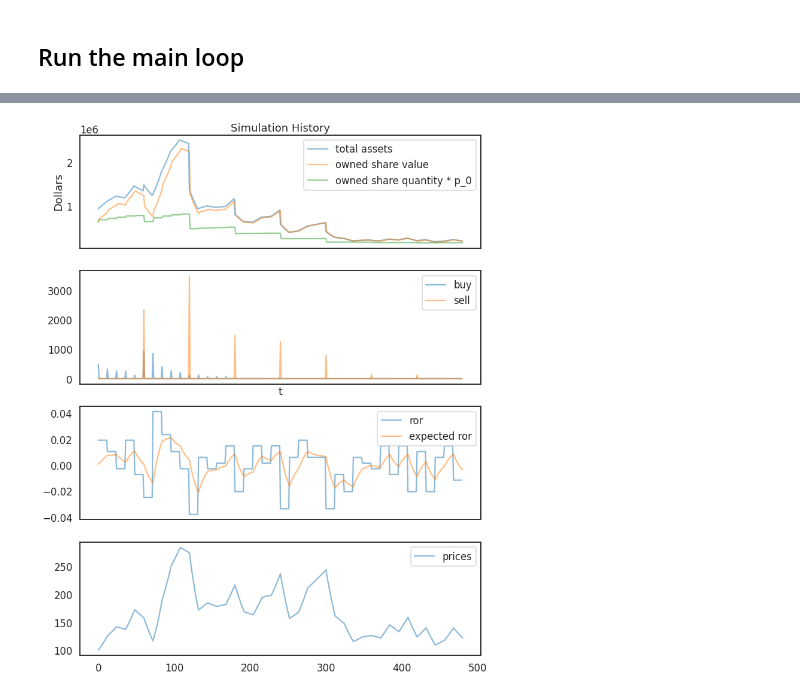
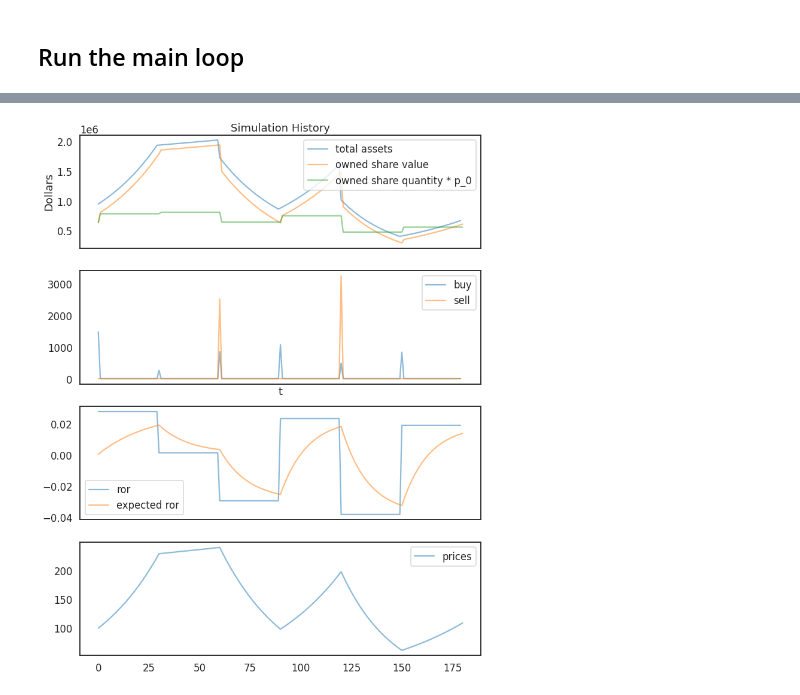
Before and after one commit to sbenthall/SHARKFin, a Jupyter notebook: HARK/Macro-Micro Foundations Demo Code.ipynb, the cells around one changed output, grey strips where cells are left out. Saved outputs shown, nothing was run; the diff lists cells and outputs as text; code cells hidden in the pictures.

Commit message:
use financial model for current price; cleaning up history tracking

```diff
--- a/HARK/Macro-Micro Foundations Demo Code.ipynb
+++ b/HARK/Macro-Micro Foundations Demo Code.ipynb
@@ -85,11 +86,11 @@ Calendar variables. Will ultimately set to be realistic; for now set low for tes
 days_per_quarter = 60 # Number of days in a quarter / An empirical value based on trading calendars.
 
 # Simulation parameters
-quarters_per_simulation = 8 # Number of quarters to run total
+quarters_per_simulation = 3 # Number of quarters to run total
 
 # Number of market runs to do per quarter
 # Valid values: 1, 2, 3, 4, 5, 6, 10, 12, 15, 20, 30, 60...
-runs_per_quarter = 5
+runs_per_quarter = 2
 
 # For John's prefered condition: days per quarter = runs per quarter
 # Best if an integer.
@@ -194,8 +194,7 @@ agent:
 
  RAS is Risky Asset Shares, number of shares the agent has.
 # %%
-def compute_share_demand(agent):
-    ## TODO: This is using the RAP from the global scope!
+def compute_share_demand(agent, fm):
     """
     Computes the number of shares an agent _wants_ to own.
 
@@ -220,7 +219,7 @@ def compute_share_demand(agent):
                         * agent.state_now['pLvl'] \
                         * dollars_per_hark_money_unit
 
-    shares = risky_asset_wealth / risky_asset_price
+    shares = risky_asset_wealth / fm.rap()
 
     if (np.isnan(shares)).any():
         print("ERROR: Agent has nan shares")
@@ -248,6 +247,8 @@ class Broker():
 
     buy_limit = 0
     sell_limit = 0
+
+    buy_sell_history = []
 
     market = None
 
@@ -272,6 +273,7 @@ class Broker():
 
         # use integral shares here.
         buy_sell = (int(self.buy_limit), int(self.sell_limit))
+        self.buy_sell_history.append(buy_sell)
         print("Buy/Sell Limit: " + str(buy_sell))
 
         self.market.run_market(buy_sell = buy_sell, seed = seed)
@@ -441,12 +424,12 @@ agents = hpa.create_distributed_agents(agent_classes, agent_parameters)
 hpa.init_simulations(agents)
 
 for agent in agents:
-    agent.shares = compute_share_demand(agent)
+    agent.shares = compute_share_demand(agent, fm)
 
 owned_shares = sum([sum(agent.shares) for agent in agents])
 print("Owned: " + str(owned_shares))
-owned_shares_list.append(owned_shares)
-total_asset_levels_list.append(total_asset_levels(agents))
+history['owned_shares'].append(owned_shares)
+history['total_assets'].append(total_asset_levels(agents))
 
 # Main loop
 for quarter in range(quarters_per_simulation):
@@ -463,10 +446,11 @@ for quarter in range(quarters_per_simulation):
         # Set to a number for a fixed seed, or None to rotate
         seed = next(seeds)
 
-        # TODO: be explicit about attention rate here!
-        compute_total_buy_sell(broker, fm, agents)
+        for agent in agents:
+            if random.random() < attention_rate:
+                broker.transact(attend(agent,fm))
+
         buy_sell, ror = broker.trade(seed)
-        buy_sell_list.append(buy_sell)
         print("ror: " + str(ror))
 
         new_run = True
@@ -475,7 +459,10 @@ for quarter in range(quarters_per_simulation):
             if new_run:
                 new_run = False
             else:
-                buy_sell_list.append((0,0))
+                # sloppy
+                # problem is that this should really be nan, nan
+                # putting 0,0 here is a stopgap to make plotting code simpler
+                broker.buy_sell_history.append((0,0))
 
             day = day + 1
             print(f"Q-{quarter}:D-{day}")
@@ -484,9 +471,9 @@ for quarter in range(quarters_per_simulation):
 
             owned_shares = sum([sum(agent.shares) for agent in agents])
             print("Owned Shares: " + str(owned_shares))
-            owned_shares_list.append(owned_shares)
+            history['owned_shares'].append(owned_shares)
 
-            total_asset_levels_list.append(total_asset_levels(agents))
+            history['total_assets'].append(total_asset_levels(agents))
 
             # combine these steps?
             risky_asset_price = fm.add_ror(ror)
@@ -646,34 +633,34 @@ Closing transaction log:/home/sb/projects/econ-ark/markets/HARK_ABM_INTRO/PNL/ou
 # %%
 fig, ax = plt.subplots(
     4, 1,
     sharex='col',
     #sharey='col',
     figsize=(12,16),
 )
 
-ax[0].plot(total_asset_levels_list[1:], alpha=0.5, label='total assets')
-ax[0].plot([p * o for (p,o) in zip(fm.prices, owned_shares_list)], alpha=0.5, label='owned share value')
-ax[0].plot([100 * o for (p,o) in zip(fm.prices, owned_shares_list)], alpha=0.5, label='owned share quantity * p_0')
+ax[0].plot(history['total_assets'][1:], alpha=0.5, label='total assets')
+ax[0].plot([p * o for (p,o) in zip(fm.prices, history['owned_shares'])], alpha=0.5, label='owned share value')
+ax[0].plot([100 * o for (p,o) in zip(fm.prices, history['owned_shares'])], alpha=0.5, label='owned share quantity * p_0')
 ax[0].legend()
 
-ax[1].plot([bs[0] for bs in buy_sell_list], alpha=0.5, label='buy')
-ax[1].plot([bs[1] for bs in buy_sell_list], alpha=0.5, label='sell')
+ax[1].plot([bs[0] for bs in broker.buy_sell_history], alpha=0.5, label='buy')
+ax[1].plot([bs[1] for bs in broker.buy_sell_history], alpha=0.5, label='sell')
 ax[1].legend()
 
 ax[2].plot(fm.ror_list, alpha=0.5, label='ror')
 ax[2].plot(fm.expected_ror_list, alpha=0.5, label='expected ror')
 ax[2].legend()
 
 ax[3].plot(fm.prices, alpha=0.5, label='prices')
 ax[3].legend()
 
 ax[0].set_title("Simulation History")
 ax[0].set_ylabel("Dollars")
 ax[1].set_xlabel("t")
 
 plt.show()
 # %% [output]
-[figure, old version]
+[figure, new version]
 # %%
 plt.plot(fm.ror_list[115:135])
 # %% [output]
```
Also changed, not shown: parts of 12 cells of this notebook, 1 other file.
